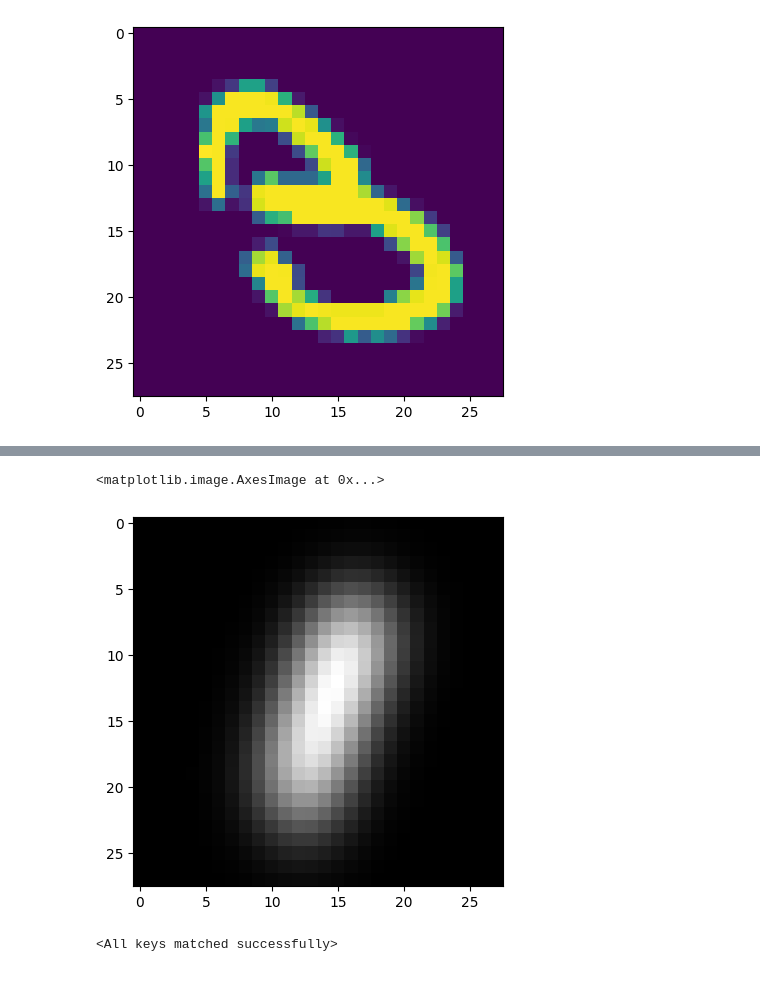
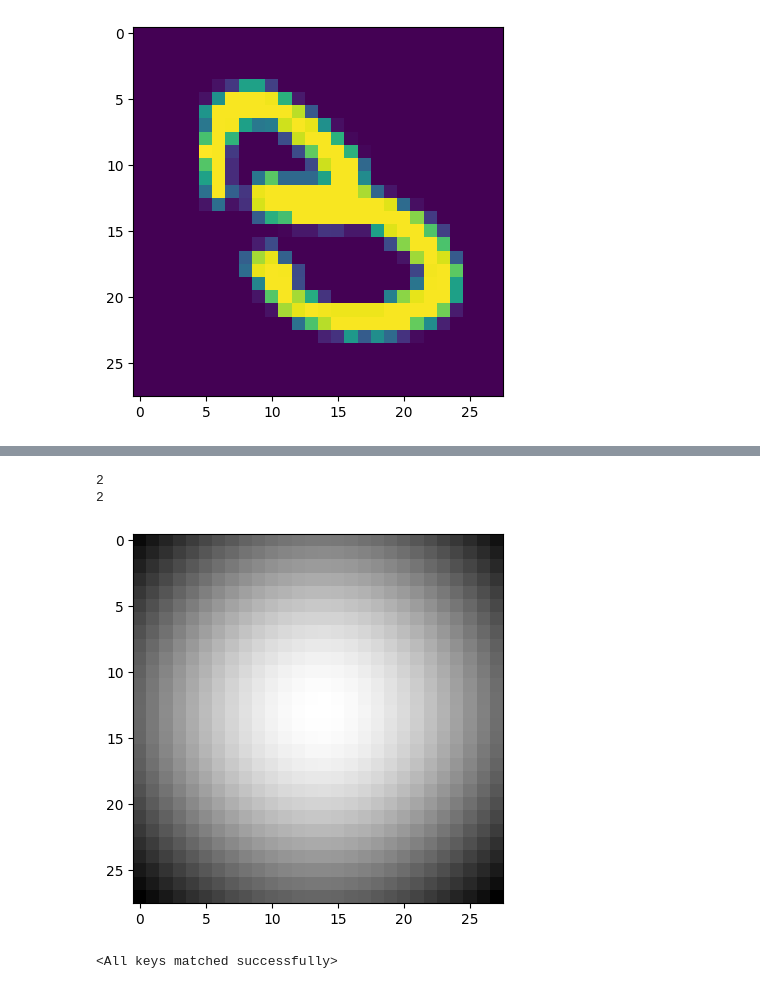
Before and after one commit to realmatthewpeng/percept, a Jupyter notebook: test_notebooks/classifier_evaluator_test.ipynb, the cells around one changed output, grey strips where cells are left out. Drawn from its saved outputs; the diff is of its cells as text; code cells hidden in the pictures.

```diff
--- a/test_notebooks/classifier_evaluator_test.ipynb
+++ b/test_notebooks/classifier_evaluator_test.ipynb
@@ -266,8 +176,11 @@ print(1-len(misprediction_indices)/len(testY))
 # %%
-plt.imshow(testX[5], cmap='gray')
+plt.imshow(testX[77], cmap='gray')
+print(testY[77])
+print(y_pred_classes[77])
 # %% [output]
-<matplotlib.image.AxesImage at 0x...>
+2
+2
-[figure, old version]
+[figure, new version]
 # %%
 import torch
 import torch.nn as nn
```
Also changed, not shown: parts of 6 cells of this notebook, 2 other files.
